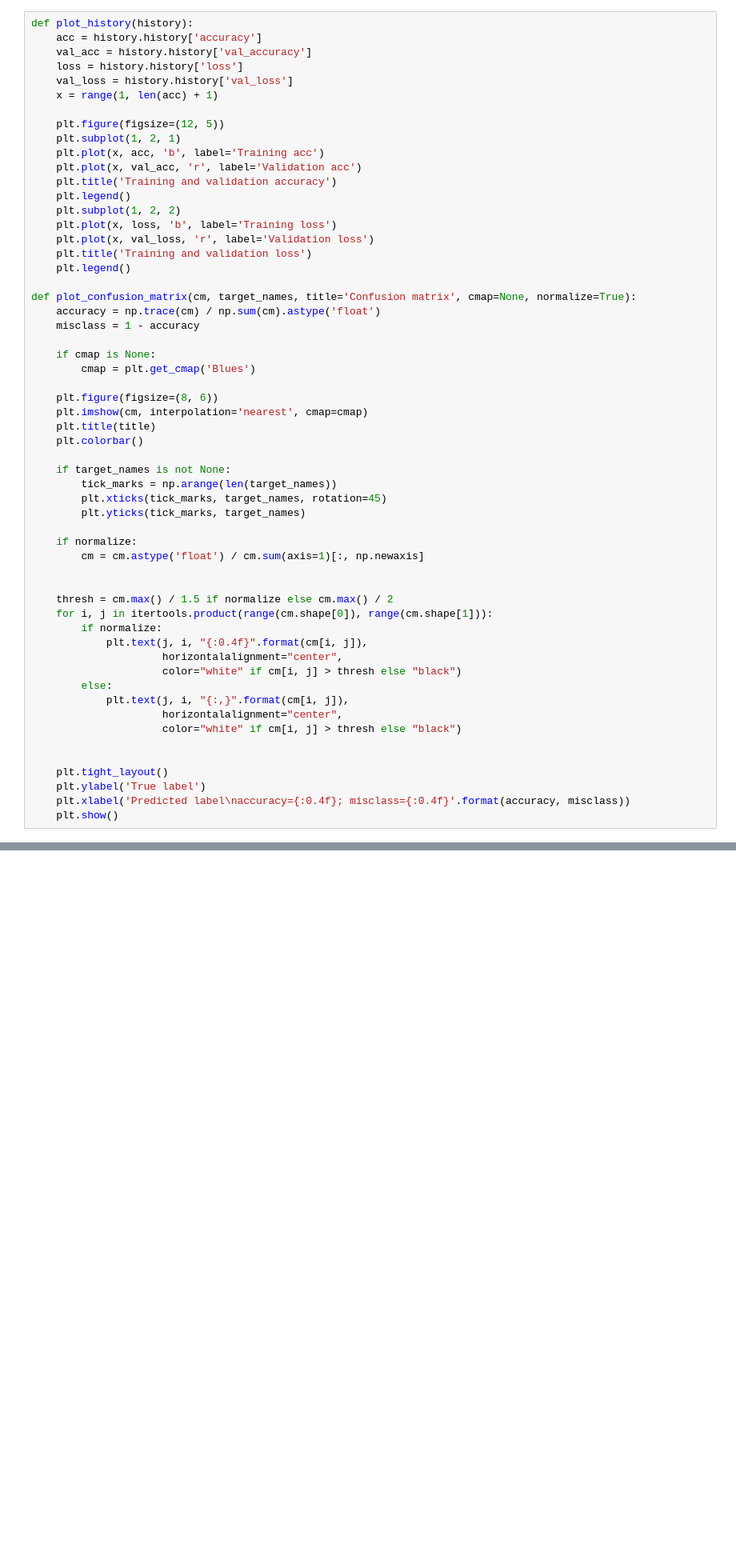
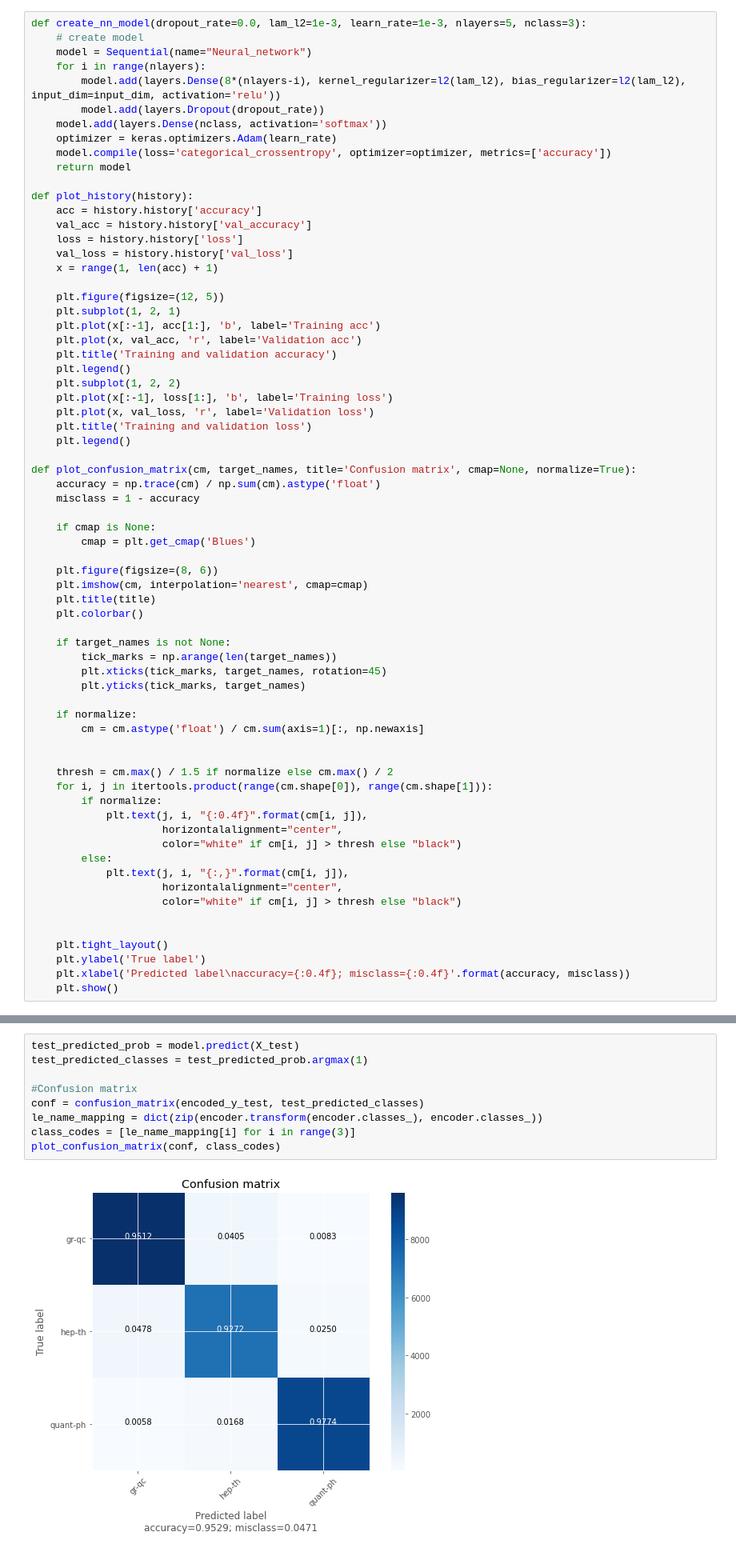
Before and after one commit to matteo-perillo/Abstracts-classification, a Jupyter notebook: 03_Neural network.ipynb, the cells around one changed output, grey strips where cells are left out. Shown at 80% size. Cells and saved outputs as stored; diff of their text form; blank space fills up the shorter version.

```diff
--- a/03_Neural network.ipynb
+++ b/03_Neural network.ipynb
@@ -42,6 +43,17 @@ downloaded = drive.CreateFile({'id':"1rJUCyDztqA321Uo690atZCQYS8Q1Y6XN"})
 downloaded.GetContentFile('preprocessed_data.csv')
 data_ready = pd.read_csv('preprocessed_data.csv')
 # %%
+def create_nn_model(dropout_rate=0.0, lam_l2=1e-3, learn_rate=1e-3, nlayers=5, nclass=3):
+    # create model
+    model = Sequential(name="Neural_network")
+    for i in range(nlayers):
+        model.add(layers.Dense(8*(nlayers-i), kernel_regularizer=l2(lam_l2), bias_regularizer=l2(lam_l2), input_dim=input_dim, activation='relu'))
+        model.add(layers.Dropout(dropout_rate))
+    model.add(layers.Dense(nclass, activation='softmax'))
+    optimizer = keras.optimizers.Adam(learn_rate)
+    model.compile(loss='categorical_crossentropy', optimizer=optimizer, metrics=['accuracy'])
+    return model
+
 def plot_history(history):
     acc = history.history['accuracy']
     val_acc = history.history['val_accuracy']
@@ -51,12 +63,12 @@ def plot_history(history):
 
     plt.figure(figsize=(12, 5))
     plt.subplot(1, 2, 1)
-    plt.plot(x, acc, 'b', label='Training acc')
+    plt.plot(x[:-1], acc[1:], 'b', label='Training acc')
     plt.plot(x, val_acc, 'r', label='Validation acc')
     plt.title('Training and validation accuracy')
     plt.legend()
     plt.subplot(1, 2, 2)
-    plt.plot(x, loss, 'b', label='Training loss')
+    plt.plot(x[:-1], loss[1:], 'b', label='Training loss')
     plt.plot(x, val_loss, 'r', label='Validation loss')
     plt.title('Training and validation loss')
     plt.legend()
@@ -320,0 +261,11 @@ Saving preprocessed_data.csv to preprocessed_data.csv
+# %%
+test_predicted_prob = model.predict(X_test)
+test_predicted_classes = test_predicted_prob.argmax(1)
+
+#Confusion matrix
+conf = confusion_matrix(encoded_y_test, test_predicted_classes)
+le_name_mapping = dict(zip(encoder.transform(encoder.classes_), encoder.classes_))
+class_codes = [le_name_mapping[i] for i in range(3)]
+plot_confusion_matrix(conf, class_codes)
+# %% [output]
+[figure, added]
```
Also changed, not shown: parts of 30 cells of this notebook.
